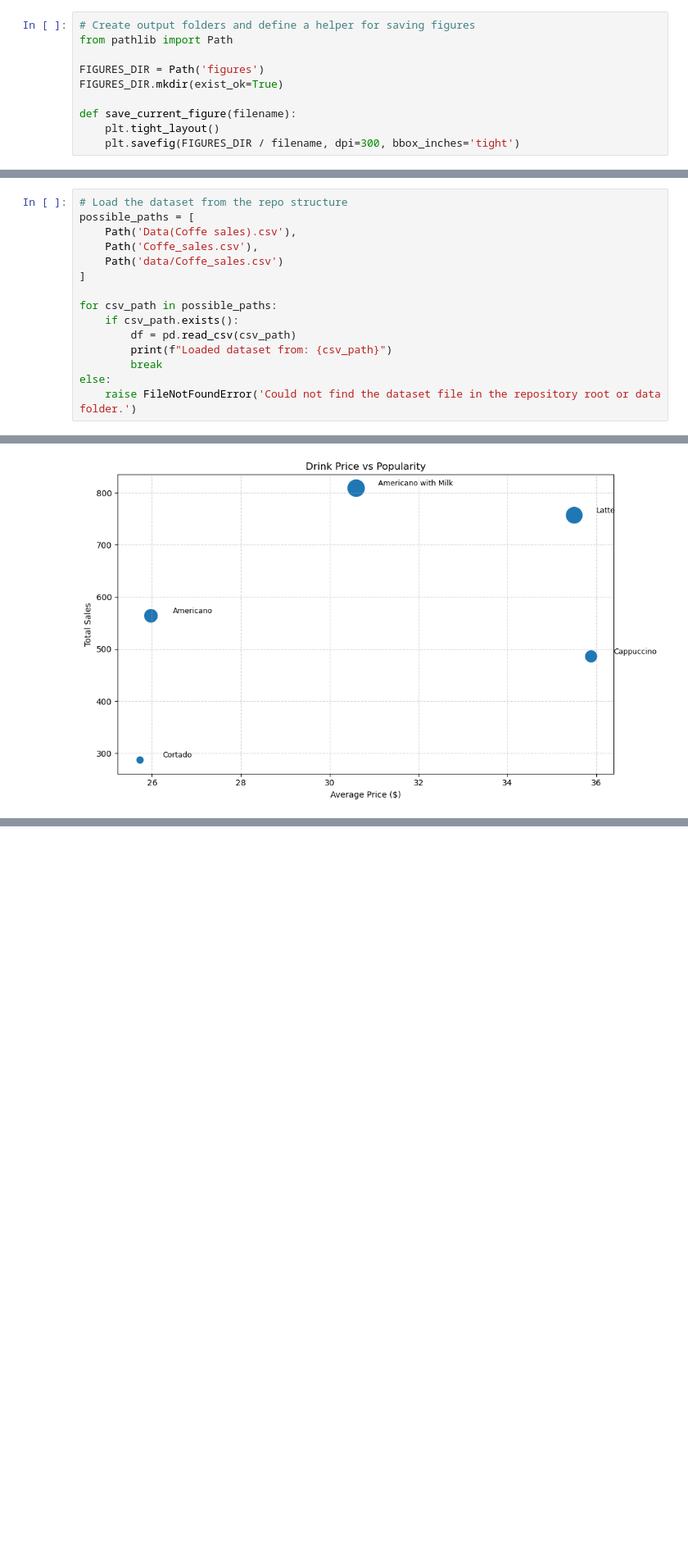
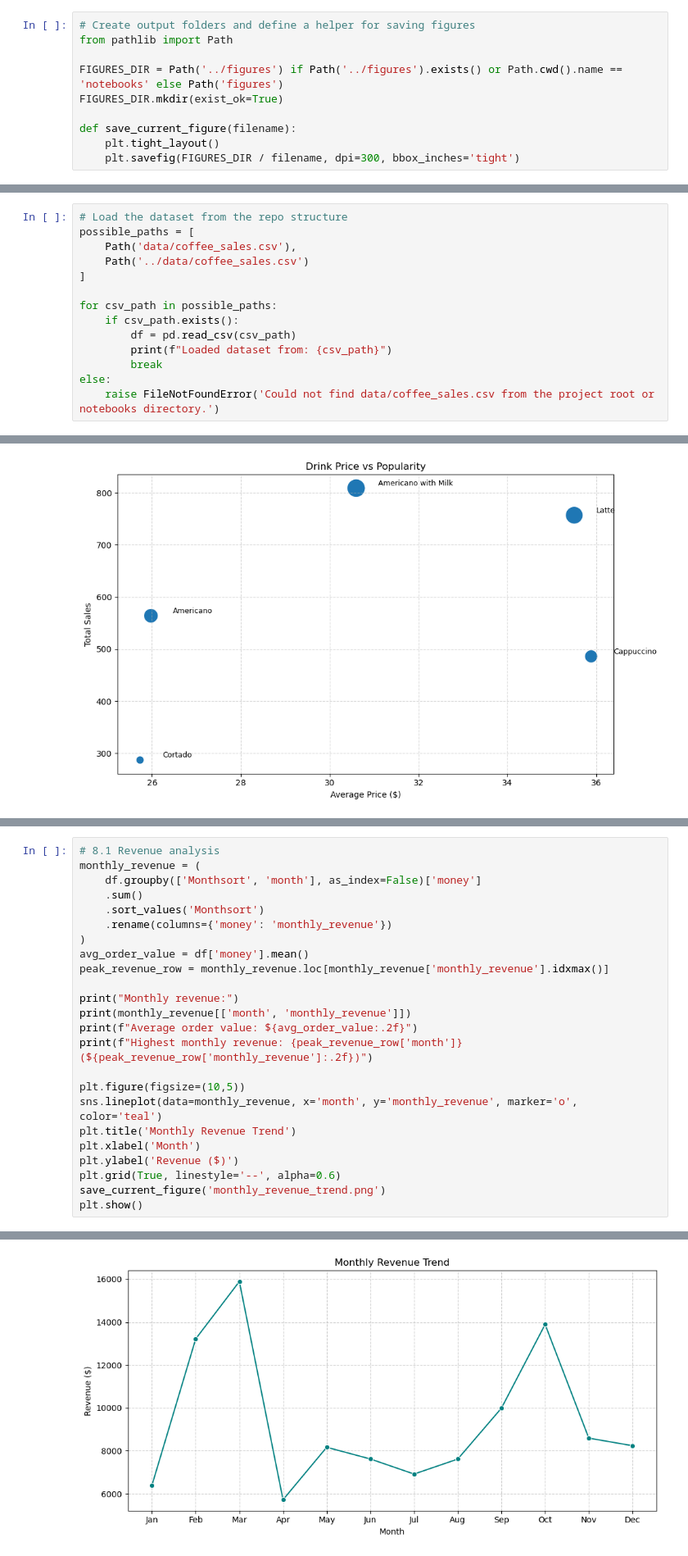
Before and after one commit to Laura7797/Coffee-sales, a Jupyter notebook: notebooks/notebook.ipynb, the cells around one changed output, grey strips where cells are left out. Shown at 82% size. Drawn from its saved outputs; the diff is of its cells as text; blank space fills up the shorter version.

```diff
--- a/notebook_preview_test.ipynb
+++ b/notebooks/notebook.ipynb
@@ -17,7 +17,7 @@ import numpy as np
 # Create output folders and define a helper for saving figures
 from pathlib import Path
 
-FIGURES_DIR = Path('figures')
+FIGURES_DIR = Path('../figures') if Path('../figures').exists() or Path.cwd().name == 'notebooks' else Path('figures')
 FIGURES_DIR.mkdir(exist_ok=True)
 
 def save_current_figure(filename):
@@ -28,9 +28,8 @@ def save_current_figure(filename):
 # %%
 # Load the dataset from the repo structure
 possible_paths = [
-    Path('Data(Coffe sales).csv'),
-    Path('Coffe_sales.csv'),
-    Path('data/Coffe_sales.csv')
+    Path('data/coffee_sales.csv'),
+    Path('../data/coffee_sales.csv')
 ]
 
 for csv_path in possible_paths:
@@ -39,4 +38,4 @@ for csv_path in possible_paths:
         print(f"Loaded dataset from: {csv_path}")
         break
 else:
-    raise FileNotFoundError('Could not find the dataset file in the repository root or data folder.')
+    raise FileNotFoundError('Could not find data/coffee_sales.csv from the project root or notebooks directory.')
@@ -359,0 +349,25 @@ plt.show()
+# %%
+# 8.1 Revenue analysis
+monthly_revenue = (
+    df.groupby(['Monthsort', 'month'], as_index=False)['money']
+    .sum()
+    .sort_values('Monthsort')
+    .rename(columns={'money': 'monthly_revenue'})
+)
+avg_order_value = df['money'].mean()
+peak_revenue_row = monthly_revenue.loc[monthly_revenue['monthly_revenue'].idxmax()]
+
+print("Monthly revenue:")
+print(monthly_revenue[['month', 'monthly_revenue']])
+print(f"Average order value: ${avg_order_value:.2f}")
+print(f"Highest monthly revenue: {peak_revenue_row['month']} (${peak_revenue_row['monthly_revenue']:.2f})")
+
+plt.figure(figsize=(10,5))
+sns.lineplot(data=monthly_revenue, x='month', y='monthly_revenue', marker='o', color='teal')
+plt.title('Monthly Revenue Trend')
+plt.xlabel('Month')
+plt.ylabel('Revenue ($)')
+plt.grid(True, linestyle='--', alpha=0.6)
+save_current_figure('monthly_revenue_trend.png')
+plt.show()
+# %% [output]
@@ -360 +390,2 @@ plt.show()
+[figure, added]
 # %% [markdown]
```
Also changed, not shown: parts of 7 cells of this notebook, 18 other files.
